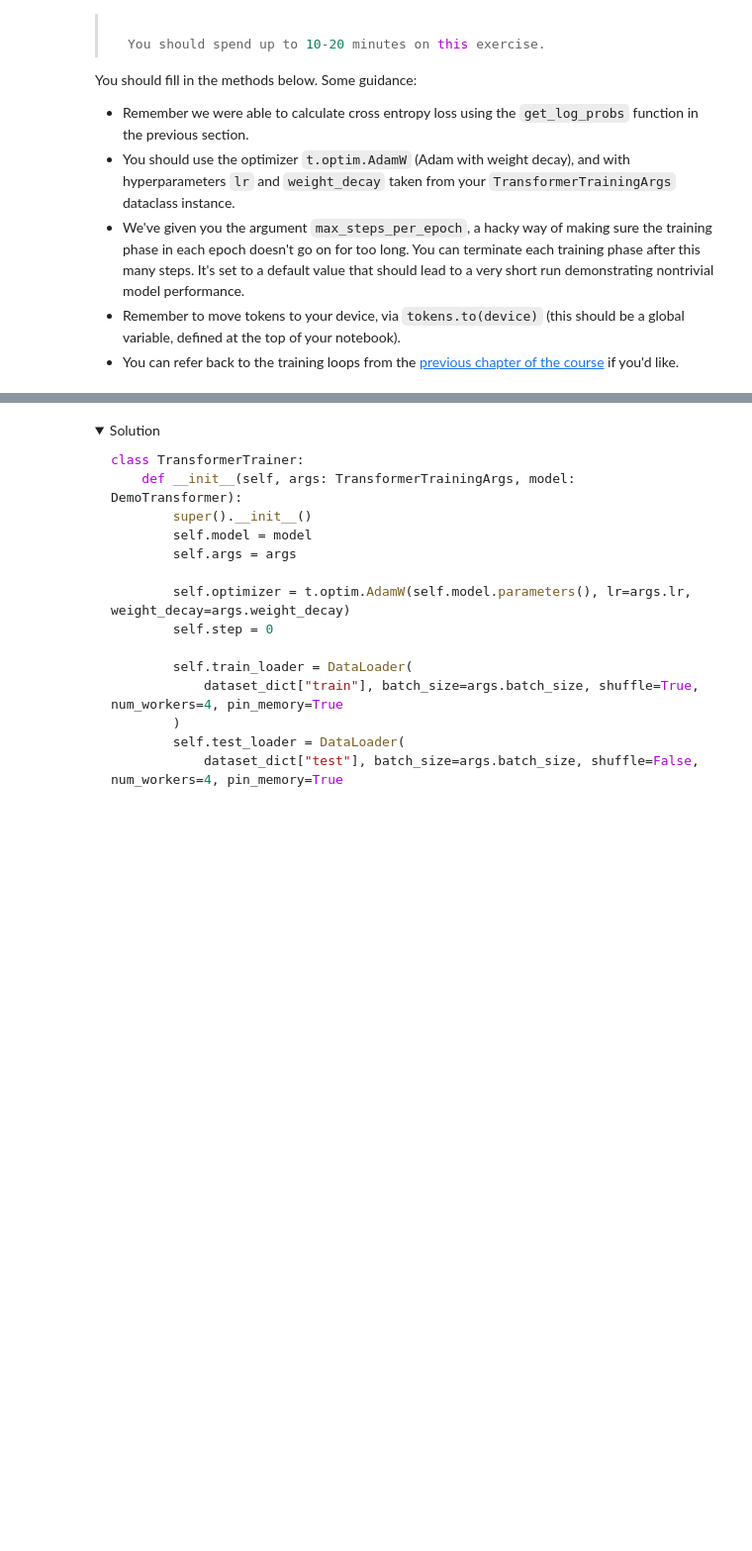
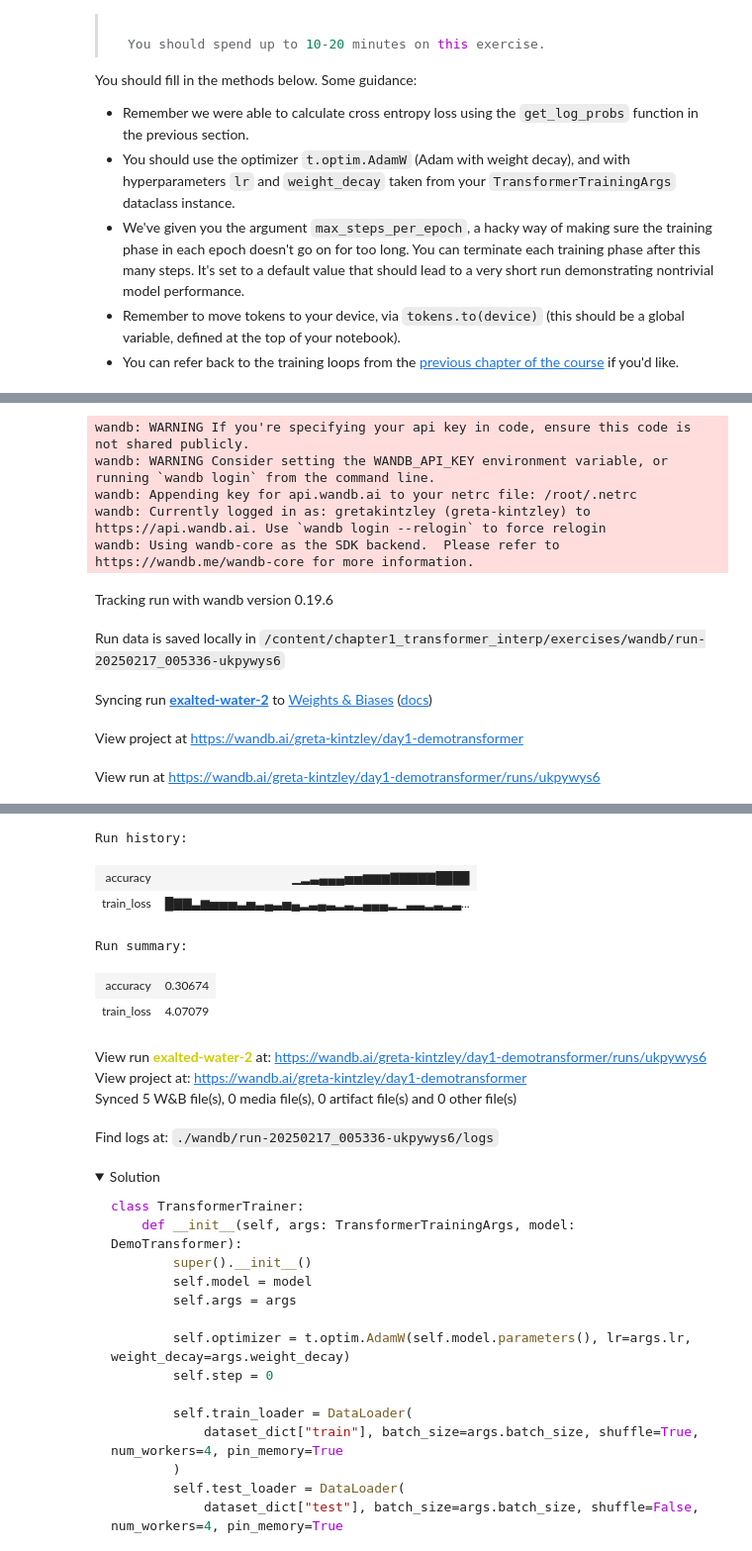
Before and after one commit to gretakate/ARENA, a Jupyter notebook: chapter1_transformer_interp/exercises/part1_transformer_from_scratch/1.1_Transformer_from_Scratch_exercises.ipynb, the cells around one changed output, grey strips where cells are left out. Shown at 99% size. Cells and saved outputs as stored; diff of their text form; code cells hidden in the pictures; folded sections open; blank space fills up the shorter version.

```diff
--- a/chapter1_transformer_interp/exercises/part1_transformer_from_scratch/1.1_Transformer_from_Scratch_exercises.ipynb
+++ b/chapter1_transformer_interp/exercises/part1_transformer_from_scratch/1.1_Transformer_from_Scratch_exercises.ipynb
@@ -1011,7 +1038,8 @@ class PosEmbed(nn.Module):
         nn.init.normal_(self.W_pos, std=self.cfg.init_range)
 
     def forward(self, tokens: Int[Tensor, "batch position"]) -> Float[Tensor, "batch position d_model"]:
-        raise NotImplementedError()
+        batch, seq_len = tokens.shape
+        return einops.repeat(self.W_pos[:seq_len], "seq d_model -> batch seq d_model", batch=batch)
 
 
 rand_int_test(PosEmbed, [2, 4])
@@ -1470,7 +1596,11 @@ class TransformerBlock(nn.Module):
         self.mlp = MLP(cfg)
 
     def forward(self, resid_pre: Float[Tensor, "batch position d_model"]) -> Float[Tensor, "batch position d_model"]:
-        raise NotImplementedError()
+        resid_pre_norm = self.ln1(resid_pre)
+        resid_mid = self.attn(resid_pre_norm) + resid_pre
+        resid_mid_norm = self.ln2(resid_mid)
+        resid_post = self.mlp(resid_mid_norm) + resid_mid
+        return resid_post
 
 
 rand_float_test(TransformerBlock, [2, 4, 768])
@@ -1525,8 +1673,8 @@ class Unembed(nn.Module):
     def forward(
         self, normalized_resid_final: Float[Tensor, "batch position d_model"]
     ) -> Float[Tensor, "batch position d_vocab"]:
-        raise NotImplementedError()
-
+        output = (einops.einsum(normalized_resid_final, self.W_U, "batch position d_model, d_model d_vocab -> batch position d_vocab") + self.b_U)
+        return output
 
 rand_float_test(Unembed, [2, 4, 768])
 load_gpt2_test(Unembed, reference_gpt2.unembed, cache["ln_final.hook_normalized"])
@@ -1576,7 +1733,14 @@ class DemoTransformer(nn.Module):
         self.unembed = Unembed(cfg)
 
     def forward(self, tokens: Int[Tensor, "batch position"]) -> Float[Tensor, "batch position d_vocab"]:
-        raise NotImplementedError()
+        embeddings = self.embed(tokens)
+        pos_embeddings = self.pos_embed(tokens)
+        residual = embeddings + pos_embeddings
+        for block in self.blocks:
+            residual = block(residual)
+        residual_norm = self.ln_final(residual)
+        logits = self.unembed(residual_norm)
+        return logits
 
 
 rand_int_test(DemoTransformer, [2, 4])
@@ -1791,7 +1993,14 @@ class TransformerTrainer:
 
         Remember that `batch` is a dictionary with the single key 'tokens'.
         """
-        raise NotImplementedError()
+        tokens = batch["tokens"].to(device)
+        logits = self.model(tokens)
+        loss = -get_log_probs(logits, tokens).mean()
+        loss.backward()
+        self.optimizer.step()
+        self.optimizer.zero_grad()
+        self.step += 1
+        wandb.log({"train_loss": loss}, step=self.step)
         return loss
 
     @t.inference_mode()
@@ -1799,7 +2008,18 @@ class TransformerTrainer:
         """
         Evaluate the model on the test set and return the accuracy.
         """
-        raise NotImplementedError()
+        self.model.eval()
+        total_correct, total_samples = 0, 0
+
+        for batch in tqdm(self.test_loader, desc="Evaluating"):
+            tokens = batch["tokens"].to(device)
+            logits: Tensor = self.model(tokens)[:, :-1]
+            predicted_tokens = logits.argmax(dim=-1)
+            total_correct += (predicted_tokens == tokens[:, 1:]).sum().item()
+            total_samples += tokens.size(0) * (tokens.size(1) - 1)
+
+        accuracy = total_correct / total_samples
+        wandb.log({"accuracy": accuracy}, step=self.step)
         return accuracy
 
     def train(self):
@@ -1830,3 +2050,4 @@ model = DemoTransformer(model_cfg).to(device)
 args = TransformerTrainingArgs()
 trainer = TransformerTrainer(args, model)
 trainer.train()
+# %% [output]
@@ -1832,0 +2055,10 @@ trainer.train()
+wandb: WARNING If you're specifying your api key in code, ensure this code is not shared publicly.
+wandb: WARNING Consider setting the WANDB_API_KEY environment variable, or running `wandb login` from the command line.
+wandb: Appending key for api.wandb.ai to your netrc file: /root/.netrc
+wandb: Currently logged in as: gretakintzley (greta-kintzley) to https://api.wandb.ai. Use `wandb login --relogin` to force relogin
+wandb: Using wandb-core as the SDK backend.  Please refer to https://wandb.me/wandb-core for more information.
+Tracking run with wandb version 0.19.6
+Run data is saved locally in /content/chapter1_transformer_interp/exercises/wandb/run-20250217_005336-ukpywys6
+Syncing run exalted-water-2 to Weights & Biases (docs)
+View project at https://wandb.ai/greta-kintzley/day1-demotransformer
+View run at https://wandb.ai/greta-kintzley/day1-demotransformer/runs/ukpywys6
@@ -1833,3 +2066,13 @@ trainer.train()
+Run history:
+| accuracy | ▁▂▃▄▄▄▅▅▆▆▆▇▇▇▇▇████ |
+| train_loss | █▇▇▃▆▅▅▅▃▅▃▄▃▅▄▂▃▄▃▂▃▂▄▄▄▂▁▃▃▂▃▂▃... |
+Run summary:
+| accuracy | 0.30674 |
+| train_loss | 4.07079 |
+View run exalted-water-2 at: https://wandb.ai/greta-kintzley/day1-demotransformer/runs/ukpywys6
+View project at: https://wandb.ai/greta-kintzley/day1-demotransformer
+Synced 5 W&B file(s), 0 media file(s), 0 artifact file(s) and 0 other file(s)
+Find logs at: ./wandb/run-20250217_005336-ukpywys6/logs
 # %% [markdown]
 <details><summary>Solution</summary>
 
```
Also changed, not shown: parts of 26 cells of this notebook.
